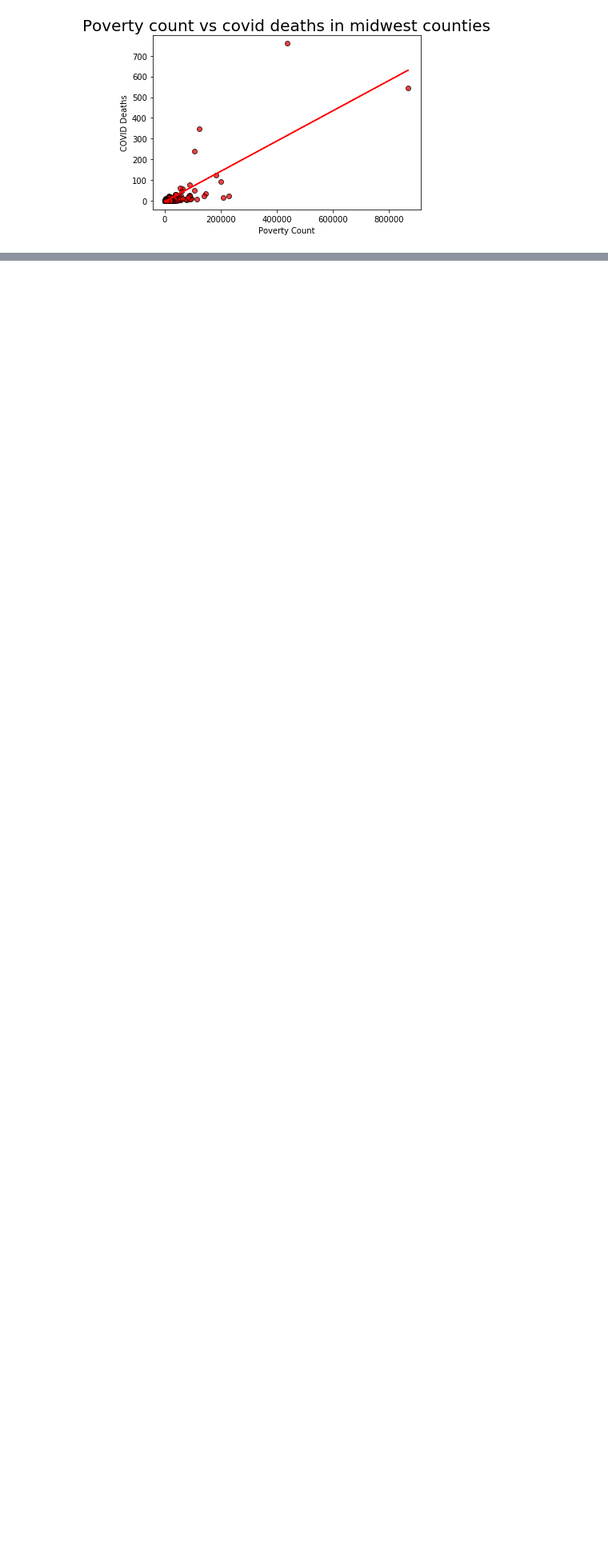
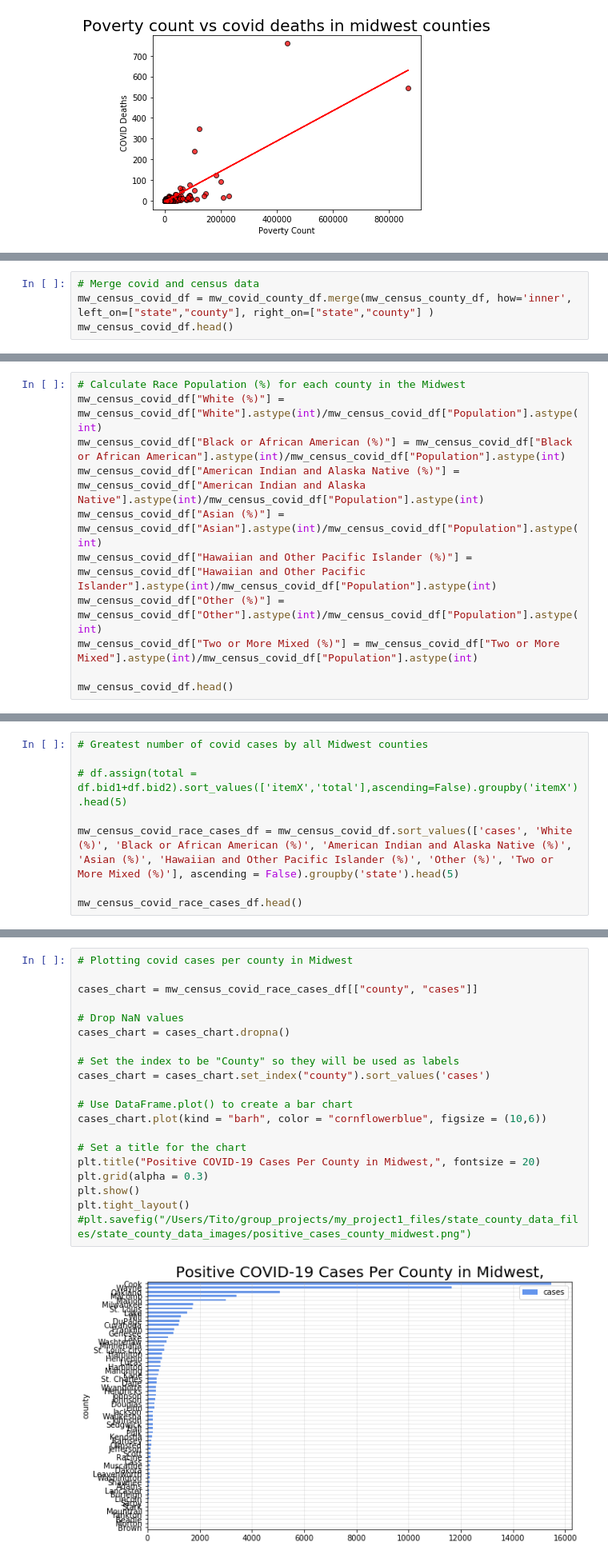
Before and after one commit to YaluZhou/Practice2, a Jupyter notebook: Midwest.ipynb, the cells around one changed output, grey strips where cells are left out. Shown at 80% size. Saved outputs shown, nothing was run; the diff lists cells and outputs as text; blank space fills up the shorter version.

```diff
--- a/Midwest.ipynb
+++ b/Midwest.ipynb
@@ -953,0 +1167,4 @@ The correlation coefficient between Poverty Count and COVID Death is 0.79 in mid
+# %%
+# Merge covid and census data
+mw_census_covid_df = mw_covid_county_df.merge(mw_census_county_df, how='inner', left_on=["state","county"], right_on=["state","county"] )
+mw_census_covid_df.head()
@@ -953,0 +1183,11 @@ The correlation coefficient between Poverty Count and COVID Death is 0.79 in mid
+# %%
+# Calculate Race Population (%) for each county in the Midwest
+mw_census_covid_df["White (%)"] = mw_census_covid_df["White"].astype(int)/mw_census_covid_df["Population"].astype(int)
+mw_census_covid_df["Black or African American (%)"] = mw_census_covid_df["Black or African American"].astype(int)/mw_census_covid_df["Population"].astype(int)
+mw_census_covid_df["American Indian and Alaska Native (%)"] = mw_census_covid_df["American Indian and Alaska Native"].astype(int)/mw_census_covid_df["Population"].astype(int)
+mw_census_covid_df["Asian (%)"] = mw_census_covid_df["Asian"].astype(int)/mw_census_covid_df["Population"].astype(int)
+mw_census_covid_df["Hawaiian and Other Pacific Islander (%)"] = mw_census_covid_df["Hawaiian and Other Pacific Islander"].astype(int)/mw_census_covid_df["Population"].astype(int)
+mw_census_covid_df["Other (%)"] = mw_census_covid_df["Other"].astype(int)/mw_census_covid_df["Population"].astype(int)
+mw_census_covid_df["Two or More Mixed (%)"] = mw_census_covid_df["Two or More Mixed"].astype(int)/mw_census_covid_df["Population"].astype(int)
+
+mw_census_covid_df.head()
@@ -953,0 +1205,8 @@ The correlation coefficient between Poverty Count and COVID Death is 0.79 in mid
+# %%
+# Greatest number of covid cases by all Midwest counties
+
+# df.assign(total = df.bid1+df.bid2).sort_values(['itemX','total'],ascending=False).groupby('itemX').head(5)
+
+mw_census_covid_race_cases_df = mw_census_covid_df.sort_values(['cases', 'White (%)', 'Black or African American (%)', 'American Indian and Alaska Native (%)', 'Asian (%)', 'Hawaiian and Other Pacific Islander (%)', 'Other (%)', 'Two or More Mixed (%)'], ascending = False).groupby('state').head(5)
+
+mw_census_covid_race_cases_df.head()
@@ -953,0 +1222,22 @@ The correlation coefficient between Poverty Count and COVID Death is 0.79 in mid
+# %%
+# Plotting covid cases per county in Midwest
+
+cases_chart = mw_census_covid_race_cases_df[["county", "cases"]]
+
+# Drop NaN values
+cases_chart = cases_chart.dropna()
+
+# Set the index to be "County" so they will be used as labels
+cases_chart = cases_chart.set_index("county").sort_values('cases')
+
+# Use DataFrame.plot() to create a bar chart
+cases_chart.plot(kind = "barh", color = "cornflowerblue", figsize = (10,6))
+
+# Set a title for the chart
+plt.title("Positive COVID-19 Cases Per County in Midwest,", fontsize = 20)
+plt.grid(alpha = 0.3)
+plt.show()
+plt.tight_layout()
+#plt.savefig("/Users/Tito/group_projects/my_project1_files/state_county_data_files/state_county_data_images/positive_cases_county_midwest.png")
+# %% [output]
+[figure, added]
```
Also changed, not shown: parts of 53 cells of this notebook, 1 other file.
